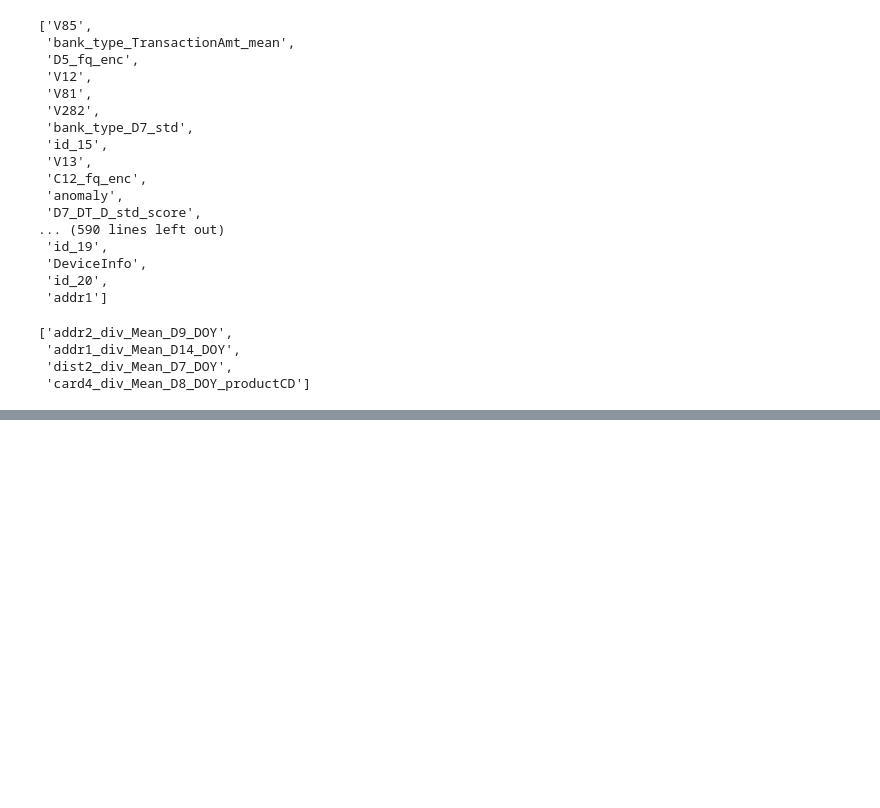
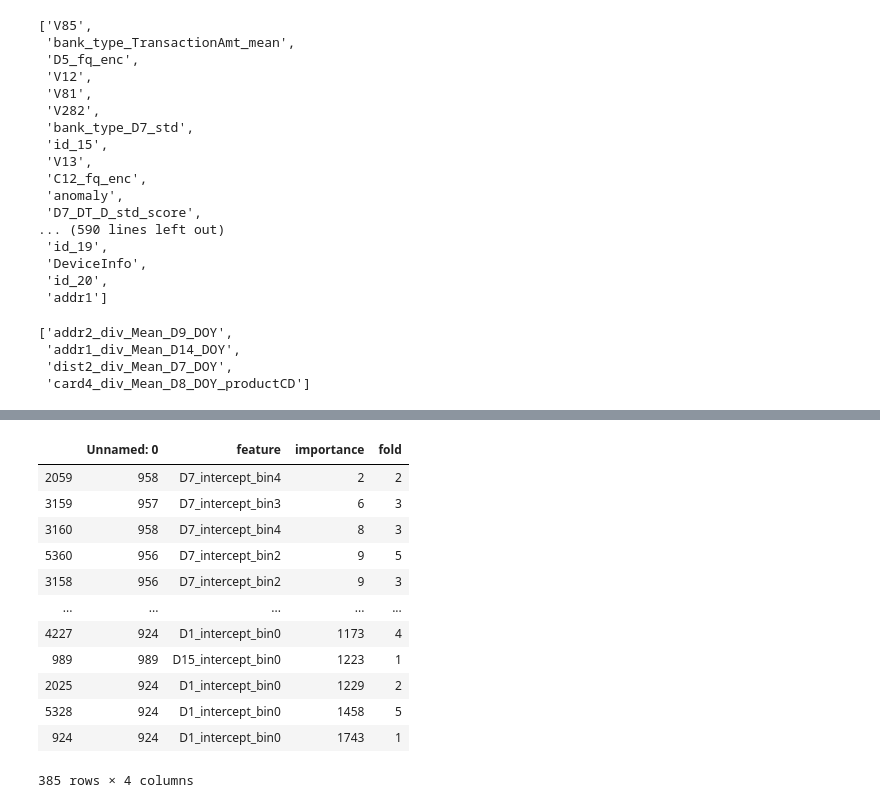
Before and after one commit to RobMulla/kaggle-ieee-fraud-detection, a Jupyter notebook: notebooks/FI/FI_MODEL031.ipynb, the cells around one changed output, grey strips where cells are left out. Cells and saved outputs as stored; diff of their text form; code cells hidden in the pictures; blank space fills up the shorter version.

```diff
--- a/notebooks/FI/FI_MODEL031.ipynb
+++ b/notebooks/FI/FI_MODEL031.ipynb
@@ -91,0 +122,17 @@ low_importance = fi_df.groupby('feature')[['importance']].max().sort_values('imp
+# %%
+pd.set_option('max_rows', 100)
+fi_df.loc[fi_df['feature'].str.contains('bin')].sort_values('importance')
+# %% [output]
+|  | Unnamed: 0 | feature | importance | fold |
+| 2059 | 958 | D7_intercept_bin4 | 2 | 2 |
+| 3159 | 957 | D7_intercept_bin3 | 6 | 3 |
+| 3160 | 958 | D7_intercept_bin4 | 8 | 3 |
+| 5360 | 956 | D7_intercept_bin2 | 9 | 5 |
+| 3158 | 956 | D7_intercept_bin2 | 9 | 3 |
+| ... | ... | ... | ... | ... |
+| 4227 | 924 | D1_intercept_bin0 | 1173 | 4 |
+| 989 | 989 | D15_intercept_bin0 | 1223 | 1 |
+| 2025 | 924 | D1_intercept_bin0 | 1229 | 2 |
+| 5328 | 924 | D1_intercept_bin0 | 1458 | 5 |
+| 924 | 924 | D1_intercept_bin0 | 1743 | 1 |
+385 rows × 4 columns
```
Also changed, not shown: parts of 2 cells of this notebook, 6 other files.
